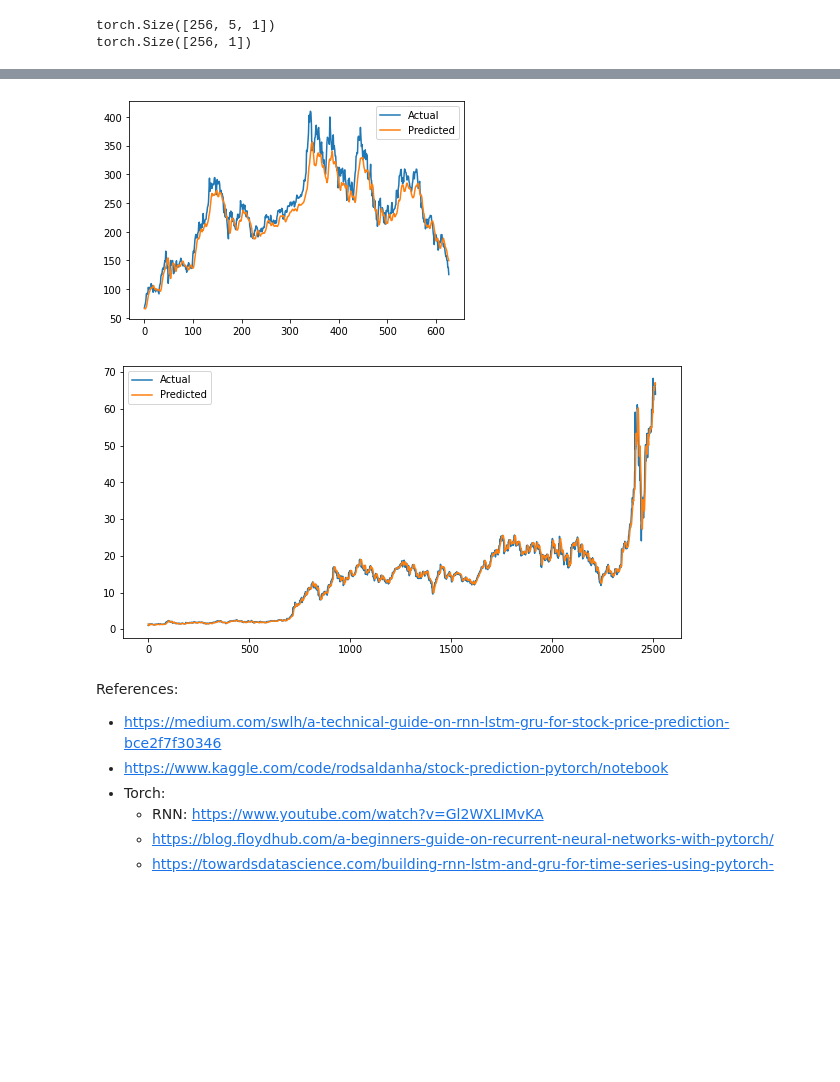
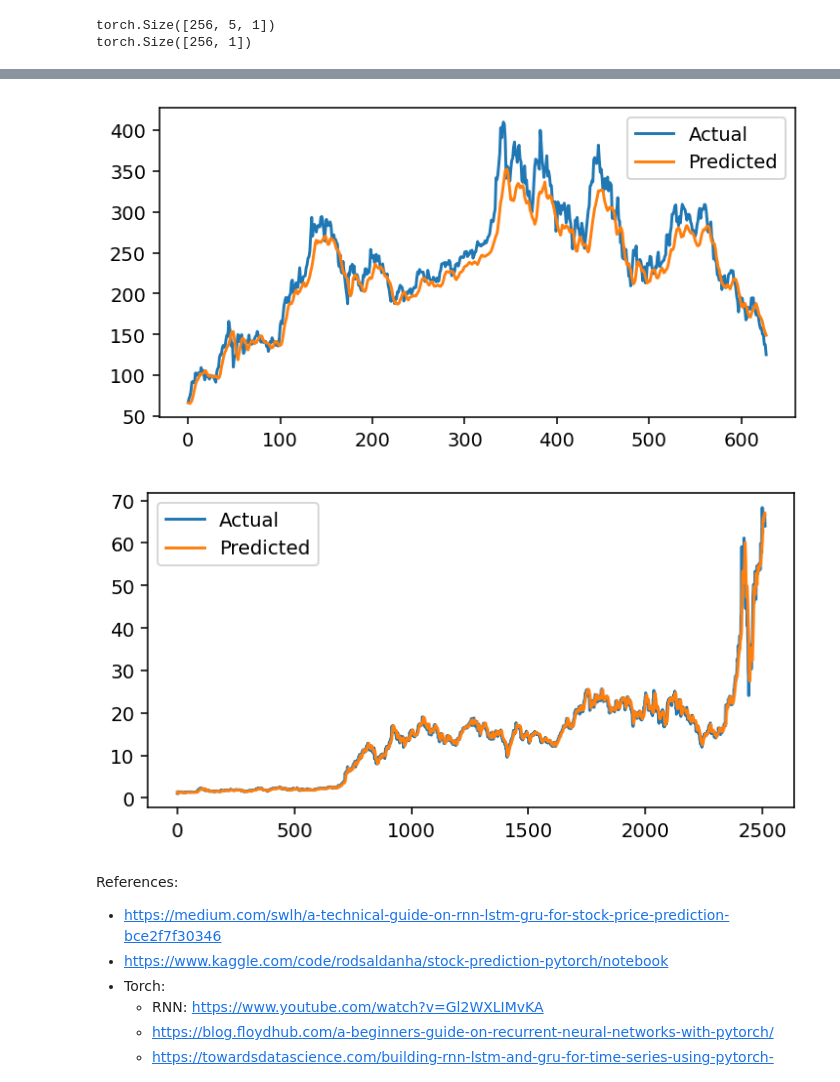
Before and after one commit to virendrakabra14/Stock_prediction, a Jupyter notebook: src/code.ipynb, the cells around one changed output, grey strips where cells are left out. Cells and saved outputs as stored; diff of their text form; code cells hidden in the pictures; blank space fills up the shorter version.

Commit message:
added rnn results

```diff
--- a/src/code.ipynb
+++ b/src/code.ipynb
@@ -85,8 +86,10 @@ def scale_data(X_train, Y_train, X_test):
 
 # https://stackoverflow.com/questions/20410312/
 # lagged data structure
-num_cols = 7-1
-num_X_cols = 5
+in_days = 5
+out_days = 1
+num_cols = in_days+out_days
+num_X_cols = in_days
 lagged_data = pd.concat([data['Adj Close'].shift(i) for i in range(num_cols,0,-1)], axis=1).dropna()
 
 test_ratio = 0.2
@@ -158,13 +161,16 @@ class StockRNN(nn.Module):
 # %%
 model_args = {
     'input_size': 1,
-    'output_size': 1,
+    'output_size': out_days,
     'hidden_size': 512,
     'num_layers': 1,
-    'sequence_length': num_X_cols
+    'sequence_length': num_X_cols       # = in_days
 }
 model = StockRNN(**model_args)
-optimizer = torch.optim.Adam(model.parameters(), lr=1e-5)
+optim_args = {
+    'lr': 1e-5
+}
+optimizer = torch.optim.Adam(model.parameters(), **optim_args)
 loss_fn = nn.MSELoss()
 # %%
 def train(num_epochs):
@@ -223,27 +247,34 @@ def predict(model, loader, inverse_transform=False, scaler=None):
     if inverse_transform:
         preds = scaler.inverse_transform(preds)
     return preds
+# %%
+results_dir_path = f'../results/in={in_days}_out={out_days}'
+pathlib.Path(results_dir_path).mkdir(exist_ok=True, parents=True)
 # %%
 preds_test = predict(model, test_loader, inverse_transform=True, scaler=scaler)
 
 actual_and_pred = pd.DataFrame(columns=['Actual','Predicted'])
 actual_and_pred['Actual'] = Y_test[:,0]
 actual_and_pred['Predicted'] = preds_test[:,0]
-ax = actual_and_pred.plot()
-plt.savefig('../results/output_size=2/xavier_512_lr=1e-5.png', bbox_inches='tight', facecolor="w")
+
+fig = plt.figure(figsize=(6,3), dpi=140)
+actual_and_pred.plot(ax=plt.gca())
+plt.savefig(os.path.join(results_dir_path,'test.png'), bbox_inches='tight', facecolor="w")
 # %% [output]
-[figure, old version]
+[figure, new version]
 # %%
 preds_train = predict(model, train_loader, inverse_transform=True, scaler=scaler)
 train_Y_df = pd.DataFrame(columns=['Actual', 'Predicted'])
 train_Y_df['Actual'] = (scaler.inverse_transform(Y_train))[:,0]
 train_Y_df['Predicted'] = preds_train[:,0]
-ax = train_Y_df.plot(figsize=(10,5))
-plt.savefig('../results/output_size=2/train_preds_512_lr=1e-5.png', bbox_inches='tight', facecolor="w")
+
+fig = plt.figure(figsize=(6,3), dpi=140)
+train_Y_df.plot(ax=plt.gca())
+plt.savefig(os.path.join(results_dir_path,'train.png'), bbox_inches='tight', facecolor="w")
                                                                                     # facecolor: jupyter problem
                                                                                     # https://stackoverflow.com/questions/52371499
 # %% [output]
-[figure, old version]
+[figure, new version]
 # %% [markdown]
 References:
 - https://medium.com/swlh/a-technical-guide-on-rnn-lstm-gru-for-stock-price-prediction-bce2f7f30346
```
Also changed, not shown: parts of 5 cells of this notebook, 19 other files.
